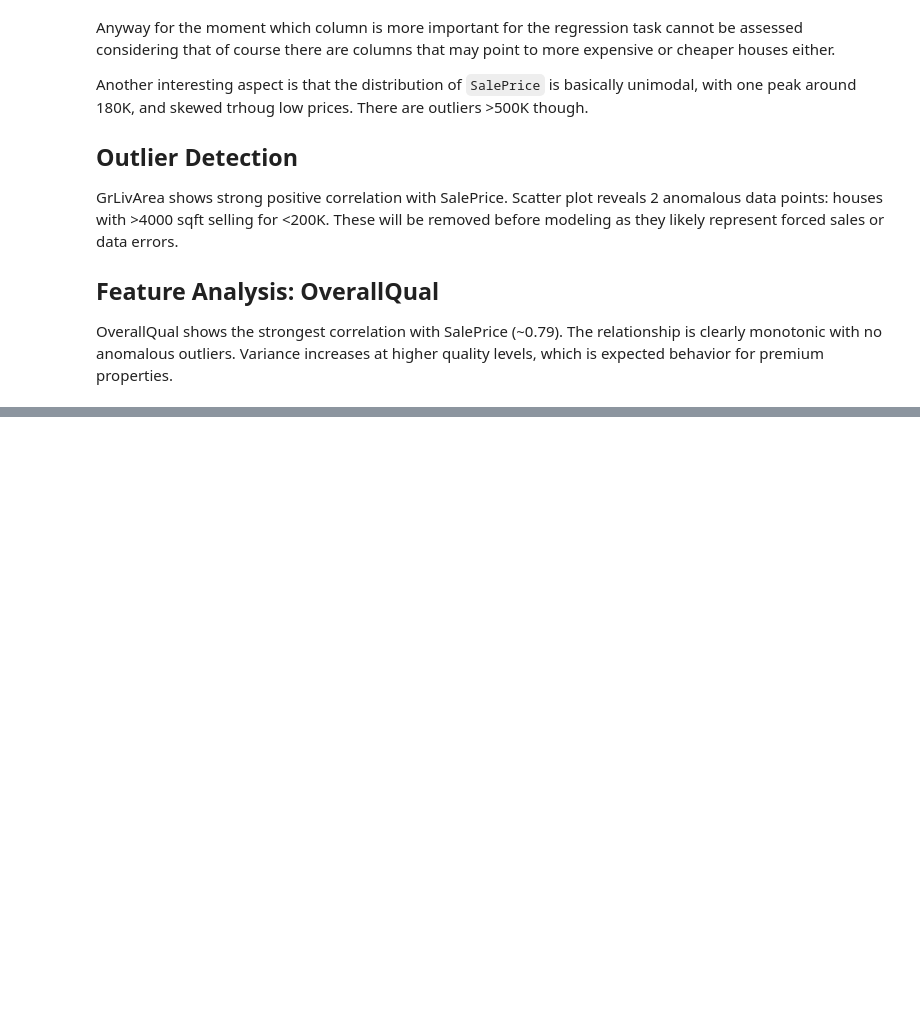
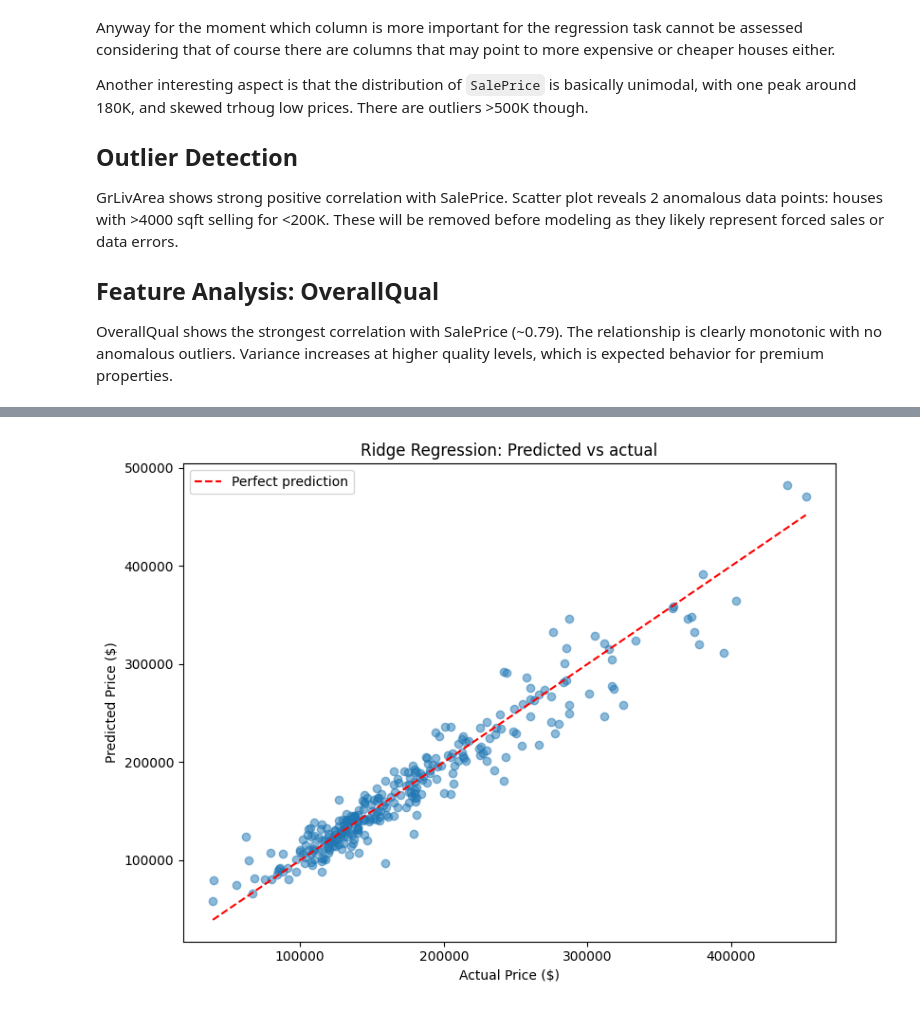
Before and after one commit to fabiogrillo/iris-classification, a Jupyter notebook: HousePrices-Project/house_prices.ipynb, the cells around one changed output, grey strips where cells are left out. Saved outputs shown, nothing was run; the diff lists cells and outputs as text; code cells hidden in the pictures; blank space fills up the shorter version.

```diff
--- a/HousePrices-Project/house_prices.ipynb
+++ b/HousePrices-Project/house_prices.ipynb
@@ -179,0 +212,5 @@ OverallQual shows the strongest correlation with SalePrice (~0.79). The relation
+# %%
+cols_to_drop = ['PoolQC', 'MiscFeature', 'Alley', 'Fence', 'FireplaceQu']
+houses_train_df = houses_train_df.drop(columns=cols_to_drop)
+print(f"Dropped {len(cols_to_drop)} columns: {cols_to_drop}")
+print(f"Shape after drop: {houses_train_df.shape}")
@@ -179,0 +420,6 @@ OverallQual shows the strongest correlation with SalePrice (~0.79). The relation
+# %%
+from sklearn.preprocessing import RobustScaler
+
+scaler = RobustScaler()
+X_train_scaled = pd.DataFrame(scaler.fit_transform(X_train), columns=X_train.columns)
+X_test_scaled = pd.DataFrame(scaler.transform(X_test), columns=X_test.columns)
@@ -179,0 +540,15 @@ OverallQual shows the strongest correlation with SalePrice (~0.79). The relation
+# %%
+# Prediction vs actual
+plt.figure(figsize=(8,6))
+plt.scatter(y_test_real, predictions_dict['ridge_regression'], alpha=0.5)
+plt.plot([y_test_real.min(), y_test_real.max()], [y_test_real.min(), y_test_real.max()],
+         'r--', label='Perfect prediction')
+plt.xlabel('Actual Price ($)')
+plt.ylabel('Predicted Price ($)')
+plt.title('Ridge Regression: Predicted vs actual')
+plt.legend()
+plt.tight_layout()
+plt.savefig('figures/predictions_vs_actual.png', format='png')
+plt.show()
+# %% [output]
+[figure, added]
```
Also changed, not shown: parts of 22 cells of this notebook, 17 other files.
